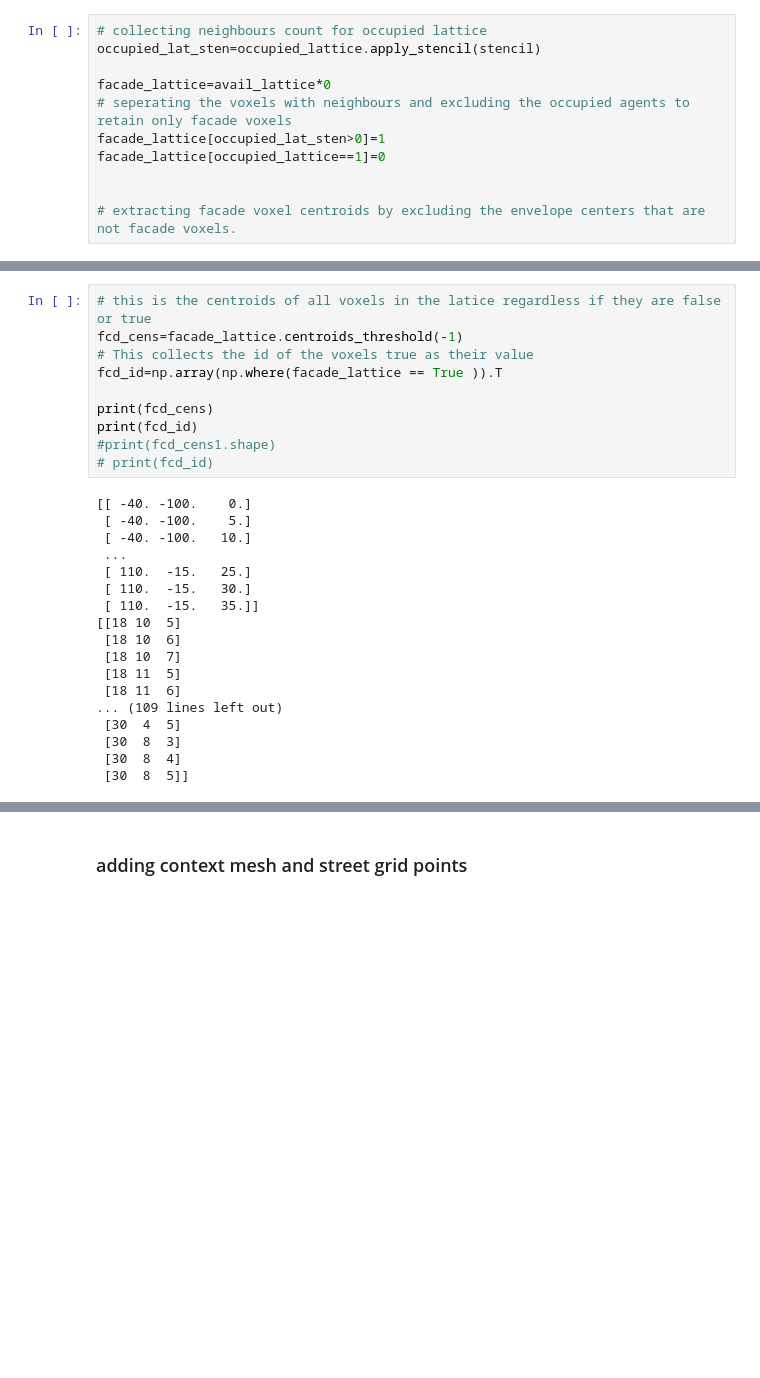
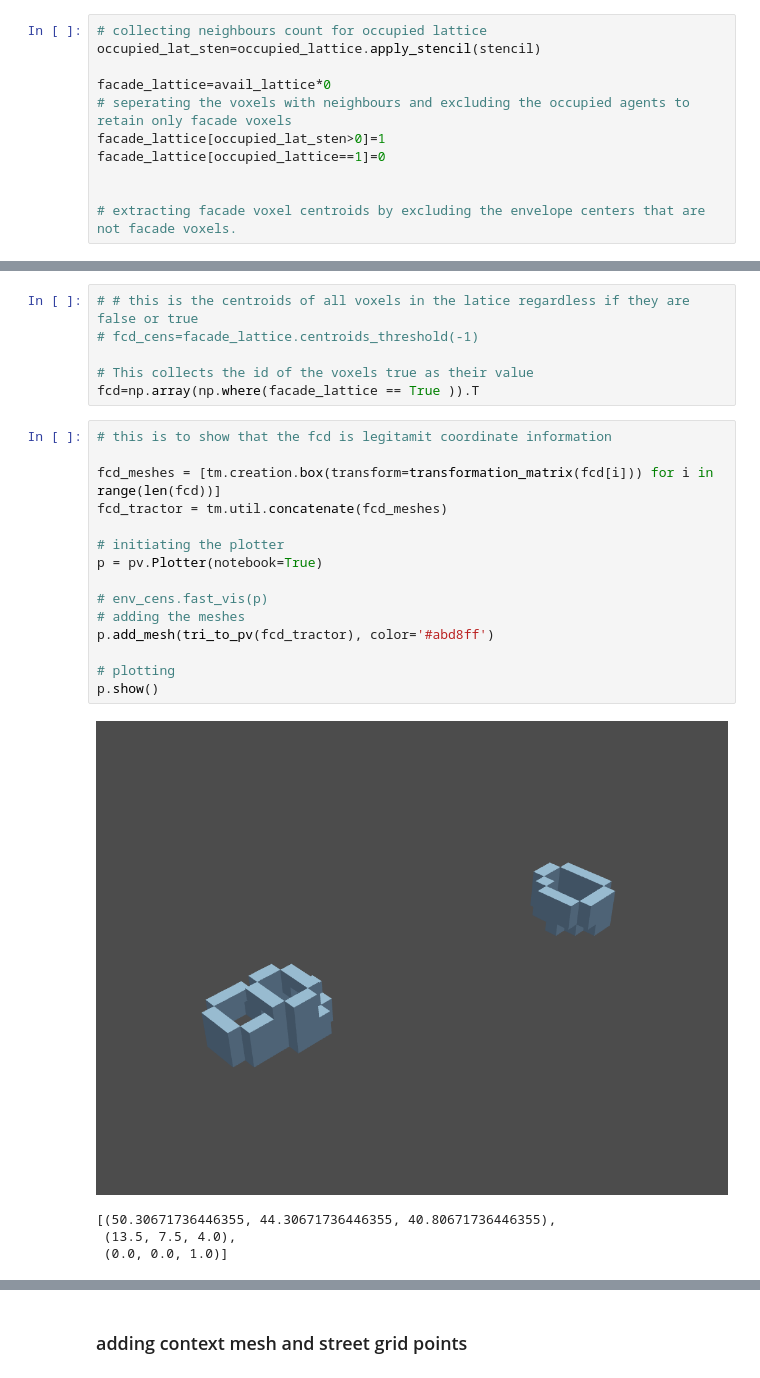
Before and after one commit to Demnity/spatial_computing, a Jupyter notebook: scripts/street_view_2.ipynb, the cells around one changed output, grey strips where cells are left out. Saved outputs shown, nothing was run; the diff lists cells and outputs as text; blank space fills up the shorter version.

```diff
--- a/scripts/street_view_2.ipynb
+++ b/scripts/street_view_2.ipynb
@@ -365,31 +362,29 @@ lattice(118)
 # %%
-# this is the centroids of all voxels in the latice regardless if they are false or true
-fcd_cens=facade_lattice.centroids_threshold(-1)
+# # this is the centroids of all voxels in the latice regardless if they are false or true
+# fcd_cens=facade_lattice.centroids_threshold(-1)
+
 # This collects the id of the voxels true as their value
-fcd_id=np.array(np.where(facade_lattice == True )).T
-
-print(fcd_cens)
-print(fcd_id)
-#print(fcd_cens1.shape)
-# print(fcd_id)
+fcd=np.array(np.where(facade_lattice == True )).T
-# %% [output]
-[[ -40. -100.    0.]
- [ -40. -100.    5.]
- [ -40. -100.   10.]
- ...
- [ 110.  -15.   25.]
- [ 110.  -15.   30.]
- [ 110.  -15.   35.]]
-[[18 10  5]
- [18 10  6]
- [18 10  7]
- [18 11  5]
- [18 11  6]
-... (109 lines left out)
- [30  4  5]
- [30  8  3]
- [30  8  4]
- [30  8  5]]
+# %%
+# this is to show that the fcd is legitamit coordinate information
+
+fcd_meshes = [tm.creation.box(transform=transformation_matrix(fcd[i])) for i in range(len(fcd))]
+fcd_tractor = tm.util.concatenate(fcd_meshes)
+
+# initiating the plotter
+p = pv.Plotter(notebook=True)
+
+# env_cens.fast_vis(p)
+# adding the meshes
+p.add_mesh(tri_to_pv(fcd_tractor), color='#abd8ff')
+
+# plotting
+p.show()
+# %% [output]
+[figure, added]
+[(50.30671736446355, 44.30671736446355, 40.80671736446355),
+ (13.5, 7.5, 4.0),
+ (0.0, 0.0, 1.0)]
 # %%
 # initiating the plotter
 p = pv.Plotter()
```
Also changed, not shown: parts of 9 cells of this notebook.
